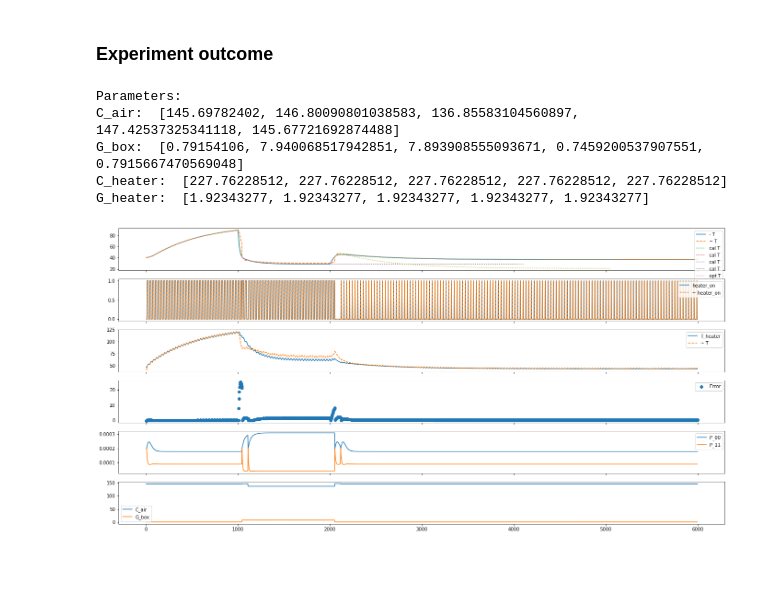
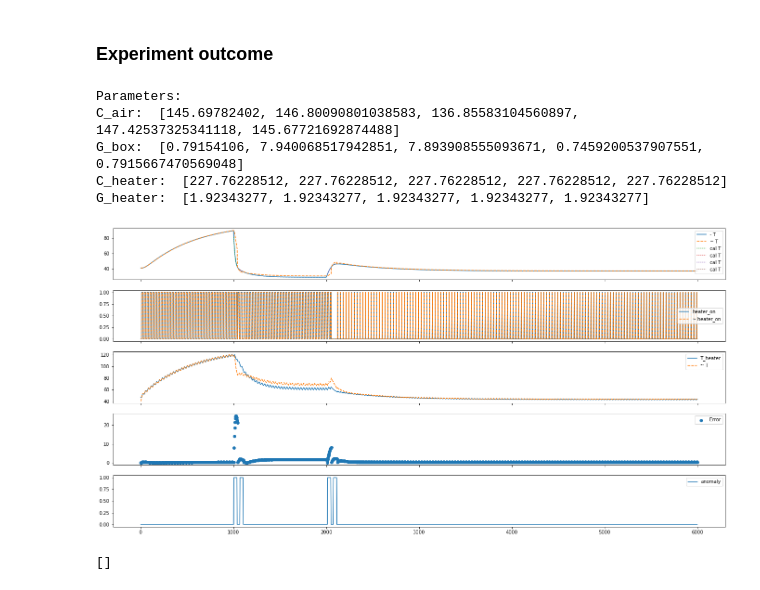
Before and after one commit to twright/example_digital-twin_incubator, a Jupyter notebook: software/notebooks/Self-Adaptation Test 3.ipynb, the cells around one changed output. Cells and saved outputs as stored; diff of their text form; code cells hidden in the pictures; blank space fills up the shorter version.

Commit message:
Initial version of paper figures.

```diff
--- a/software/notebooks/Self-Adaptation Test 3.ipynb
+++ b/software/notebooks/Self-Adaptation Test 3.ipynb
@@ -599,7 +627,7 @@ m.self_adaptation_manager.state_machine.anomaly_real_temperatures
 # %% [markdown]
 ### Experiment outcome
 # %%
-fig, (ax1, ax2, ax3, ax4, ax5, ax6) = plt.subplots(6, 1, sharex='all')
+fig, (ax1, ax2, ax3, ax4, ax5) = plt.subplots(5, 1, sharex='all')
 
 ax1.plot(m.signals['time'], m.physical_twin.plant.signals['T'], label=f"- T")
 ax1.plot(m.signals['time'], m.kalman.signals['out_T'], linestyle="dashed", label=f"~ T")
@@ -608,8 +636,8 @@ ax1.plot(m.signals['time'], m.kalman.signals['out_T'], linestyle="dashed", label
 for (times, trajectory) in database.plant_calibration_trajectory_history:
     ax1.plot(times, trajectory[0, :], label=f"cal T", linestyle='dotted')
 
-for (times, T, T_heater, heater_on) in database.ctrl_optimal_policy_history:
-    ax1.plot(times, T, label=f"opt T", linestyle='dotted')
+#for (times, T, T_heater, heater_on) in database.ctrl_optimal_policy_history:
+#    ax1.plot(times, T, label=f"opt T", linestyle='dotted')
 
 ax1.legend()
 
@@ -622,37 +650,51 @@ ax3.plot(m.signals['time'], m.physical_twin.plant.signals['T_heater'], label=f"T
 ax3.plot(m.signals['time'], m.kalman.signals['out_T_heater'], linestyle="dashed", label=f"~ T")
 
 ax3.legend()
 
 # The following plot is incorrect, since it does not match with the actual residual computed by the self_adaptation_manager
 # ax4.scatter(m.signals['time'],
 #             np.absolute(np.array(m.physical_twin.plant.signals['T']) - np.array(m.kalman.signals['out_T'])),
 #             label=f"Error")
 
 ax4.scatter(m.signals['time'],
             m.self_adaptation_manager.signals["temperature_residual_abs"],
             label=f"Error")
 ax4.legend()
 
-ax5.plot(m.signals['time'], m.kalman.signals['out_P_00'], label=f"P_00")
-ax5.plot(m.signals['time'], m.kalman.signals['out_P_11'], label=f"P_11")
-
+ax5.plot(m.signals['time'],
+         [(1
+           if any(t in RIF(*p)
+                  for p
+                  in m.self_adaptation_manager.state_machine.anomaly_durations)
+           else 0)
+           for t in m.signals['time']],
+         label='anomaly')
 ax5.legend()
 
-ax6.plot(m.signals['time'], m.kalman.signals['C_air'], label=f"C_air")
-ax6.plot(m.signals['time'], m.kalman.signals['G_box'], label=f"G_box")
+#ax5.plot(m.signals['time'], m.kalman.signals['out_P_00'], label=f"P_00")
+#ax5.plot(m.signals['time'], m.kalman.signals['out_P_11'], label=f"P_11")
 
-ax6.legend()
+#ax5.legend()
+
+#ax6.plot(m.signals['time'], m.kalman.signals['C_air'], label=f"C_air")
+#ax6.plot(m.signals['time'], m.kalman.signals['G_box'], label=f"G_box")
+
+#ax6.legend()
 
 print("Parameters:")
 print("C_air: ", database.C_air)
 print("G_box: ", database.G_box)
 print("C_heater: ", database.C_heater)
 print("G_heater: ", database.G_heater)
 plt.show()
 # %% [output]
 Parameters:
 C_air:  [145.69782402, 146.80090801038583, 136.85583104560897, 147.42537325341118, 145.67721692874488]
 G_box:  [0.79154106, 7.940068517942851, 7.893908555093671, 0.7459200537907551, 0.7915667470569048]
 C_heater:  [227.76228512, 227.76228512, 227.76228512, 227.76228512, 227.76228512]
 G_heater:  [1.92343277, 1.92343277, 1.92343277, 1.92343277, 1.92343277]
-[figure, old version]
+[figure, new version]
+# %%
+m.supervisor.state_machine.supervisor_trigger_times
+# %% [output]
+[]
```
Also changed, not shown: parts of 7 cells of this notebook, 4 other files.
